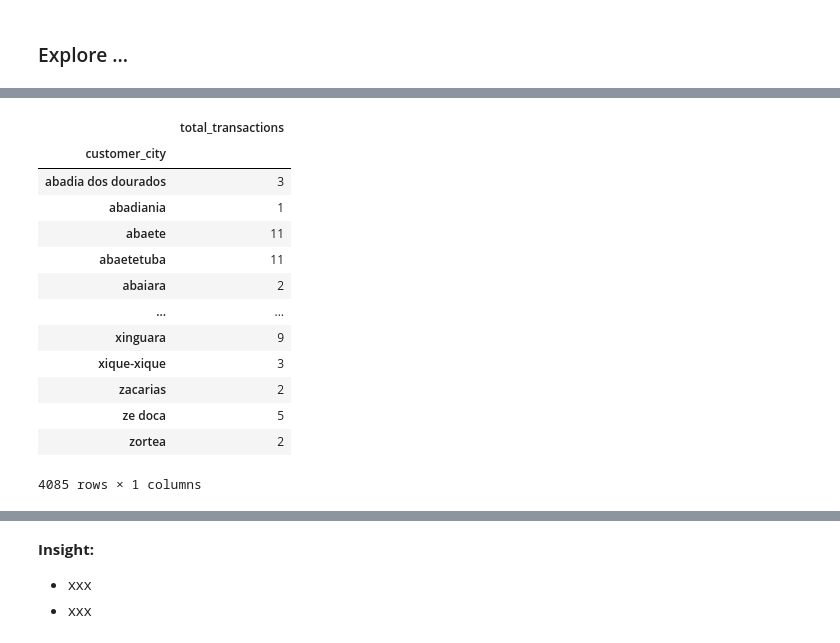
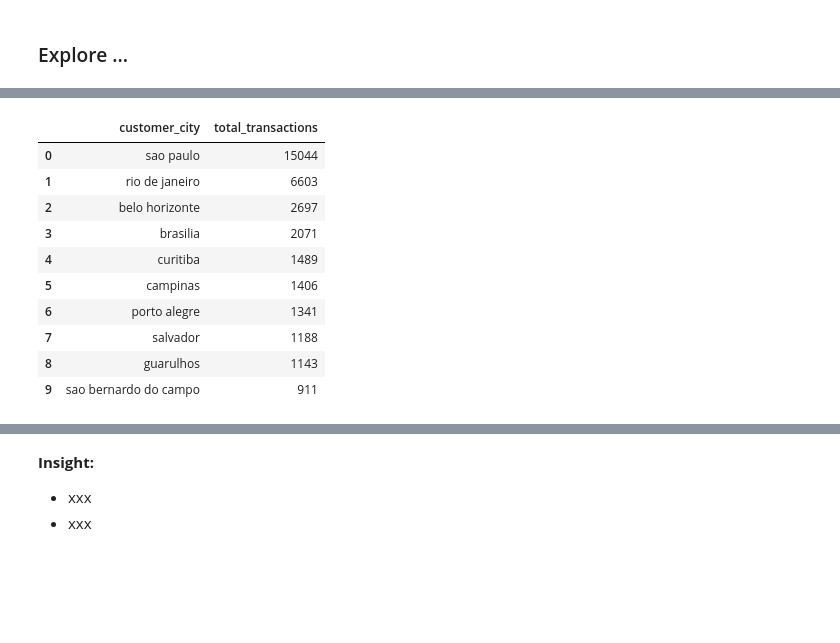
Before and after one commit to MFirdausA/Submission-Data-Analysis-E-Commerce, a Jupyter notebook: notebook.ipynb, the cells around one changed output, grey strips where cells are left out. Cells and saved outputs as stored; diff of their text form; code cells hidden in the pictures; blank space fills up the shorter version.

```diff
--- a/notebook.ipynb
+++ b/notebook.ipynb
@@ -453,20 +595,22 @@ order_customer_df.head()
 # %%
 order_customer_df.describe(include='all')
 order_customer_df.groupby(by='customer_city').agg({
     "customer_id": "nunique"
 }).rename(columns={"customer_id": "total_transactions"})
+
+
+city_order = order_customer_df['customer_city'].value_counts().reset_index()
+city_order.columns = ['customer_city', 'total_transactions']
+city_order.head(10)
 # %% [output]
-|  | total_transactions |
-| customer_city |  |
-| abadia dos dourados | 3 |
-| abadiania | 1 |
-| abaete | 11 |
-| abaetetuba | 11 |
-| abaiara | 2 |
-| ... | ... |
-| xinguara | 9 |
-| xique-xique | 3 |
-| zacarias | 2 |
-| ze doca | 5 |
-| zortea | 2 |
+|  | customer_city | total_transactions |
+| 0 | sao paulo | 15044 |
+| 1 | rio de janeiro | 6603 |
+| 2 | belo horizonte | 2697 |
+| 3 | brasilia | 2071 |
+| 4 | curitiba | 1489 |
+| 5 | campinas | 1406 |
+| 6 | porto alegre | 1341 |
+| 7 | salvador | 1188 |
+| 8 | guarulhos | 1143 |
+| 9 | sao bernardo do campo | 911 |
-4085 rows × 1 columns
```
Also changed, not shown: parts of 55 cells of this notebook, 2 other files.
